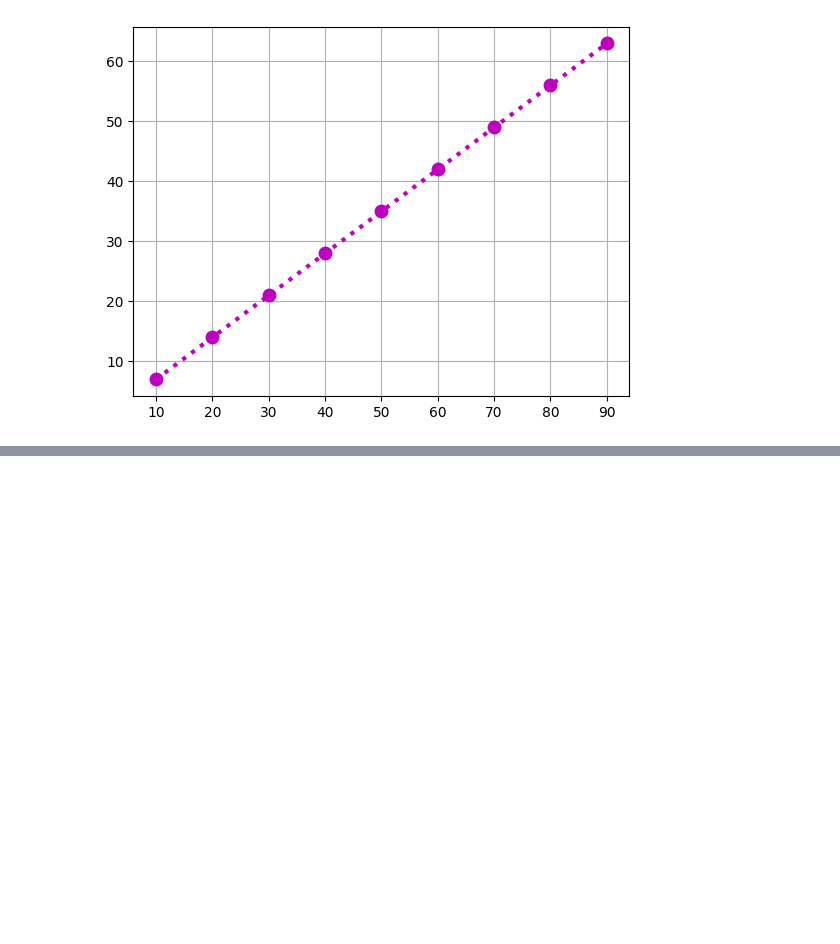
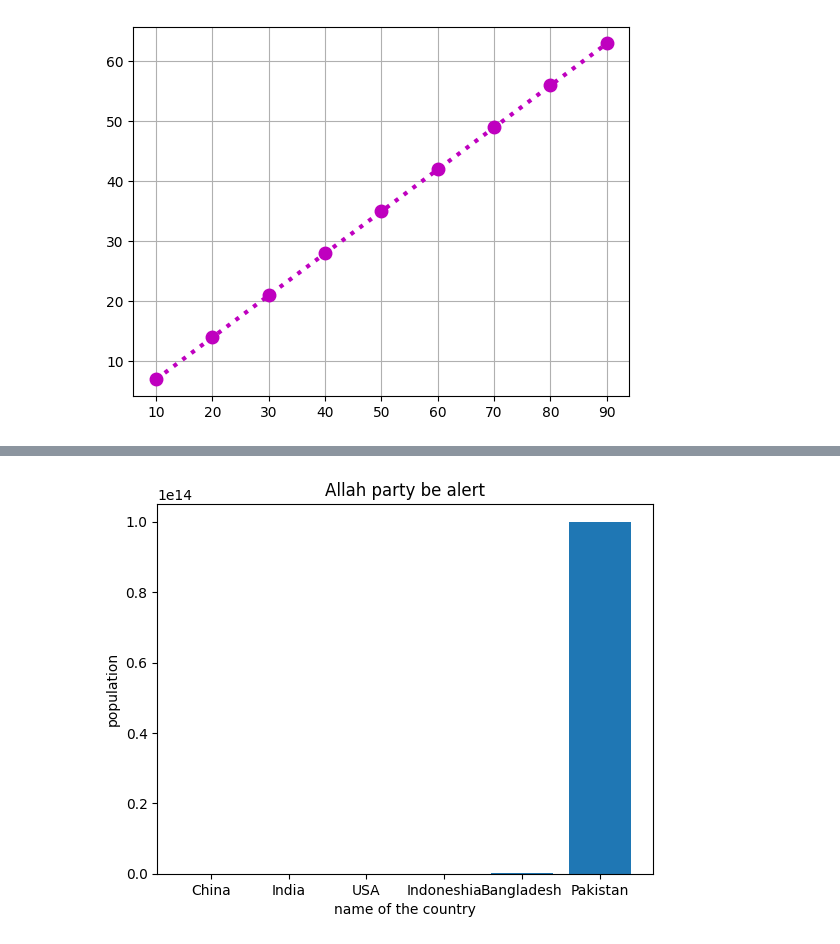
Before and after one commit to priyamacharya345/today_flask, a Jupyter notebook: matplotlib_demo.ipynb, the cells around one changed output, grey strips where cells are left out. Saved outputs shown, nothing was run; the diff lists cells and outputs as text; code cells hidden in the pictures; blank space fills up the shorter version.

```diff
--- a/matplotlib_demo.ipynb
+++ b/matplotlib_demo.ipynb
@@ -81,0 +124,8 @@ plt.show()
+# %%
+plt.xlabel("name of the country")
+plt.ylabel("population")
+plt.title("Allah party be alert")
+plt.bar(x,y)
+plt.show()
+# %% [output]
+[figure, added]
```
Also changed, not shown: parts of 15 cells of this notebook.
